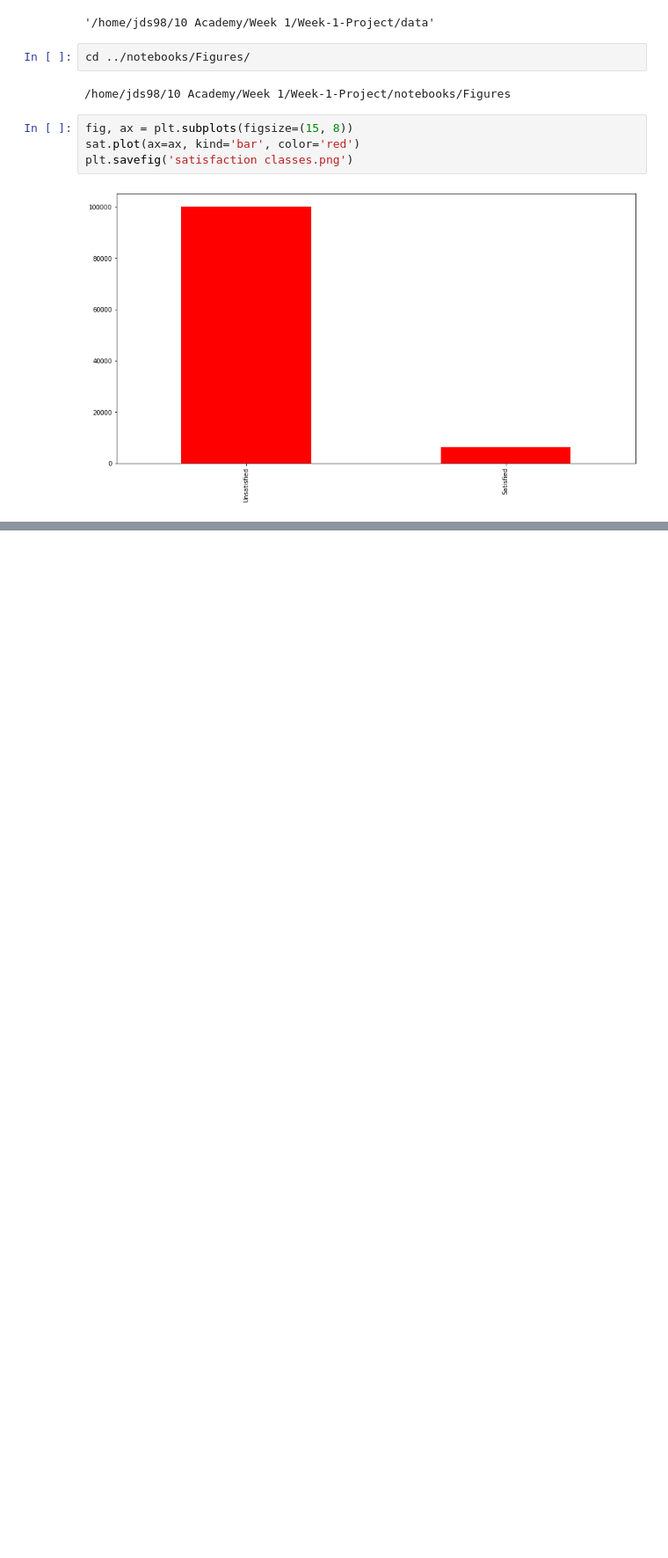
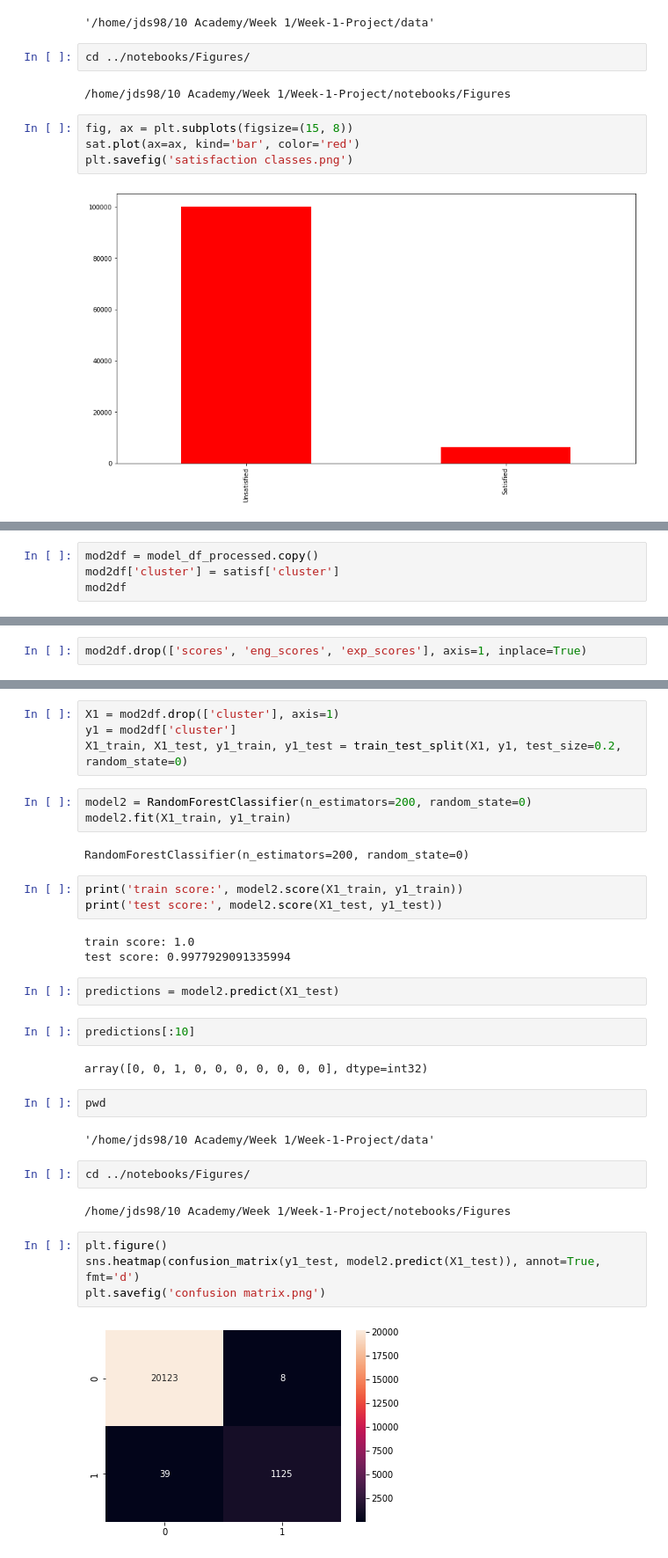
Before and after one commit to Josias-Ounsinli/Week-1-Project, a Jupyter notebook: notebooks/Satisfaction Analysis.ipynb, the cells around one changed output, grey strips where cells are left out. Shown at 88% size. Saved outputs shown, nothing was run; the diff lists cells and outputs as text; blank space fills up the shorter version.

```diff
--- a/notebooks/Satisfaction Analysis.ipynb
+++ b/notebooks/Satisfaction Analysis.ipynb
@@ -639,0 +641,4 @@ plt.savefig('satisfaction classes.png')
+# %%
+mod2df = model_df_processed.copy()
+mod2df['cluster'] = satisf['cluster']
+mod2df
@@ -639,0 +659,2 @@ plt.savefig('satisfaction classes.png')
+# %%
+mod2df.drop(['scores', 'eng_scores', 'exp_scores'], axis=1, inplace=True)
@@ -639,0 +677,35 @@ plt.savefig('satisfaction classes.png')
+# %%
+X1 = mod2df.drop(['cluster'], axis=1)
+y1 = mod2df['cluster']
+X1_train, X1_test, y1_train, y1_test = train_test_split(X1, y1, test_size=0.2, random_state=0)
+# %%
+model2 = RandomForestClassifier(n_estimators=200, random_state=0)
+model2.fit(X1_train, y1_train)
+# %% [output]
+RandomForestClassifier(n_estimators=200, random_state=0)
+# %%
+print('train score:', model2.score(X1_train, y1_train))
+print('test score:', model2.score(X1_test, y1_test))
+# %% [output]
+train score: 1.0
+test score: 0.9977929091335994
+# %%
+predictions = model2.predict(X1_test)
+# %%
+predictions[:10]
+# %% [output]
+array([0, 0, 1, 0, 0, 0, 0, 0, 0, 0], dtype=int32)
+# %%
+pwd
+# %% [output]
+'/home/jds98/10 Academy/Week 1/Week-1-Project/data'
+# %%
+cd ../notebooks/Figures/
+# %% [output]
+/home/jds98/10 Academy/Week 1/Week-1-Project/notebooks/Figures
+# %%
+plt.figure()
+sns.heatmap(confusion_matrix(y1_test, model2.predict(X1_test)), annot=True, fmt='d')
+plt.savefig('confusion matrix.png')
+# %% [output]
+[figure, added]
```
Also changed, not shown: parts of 15 cells of this notebook, 6 other files.
